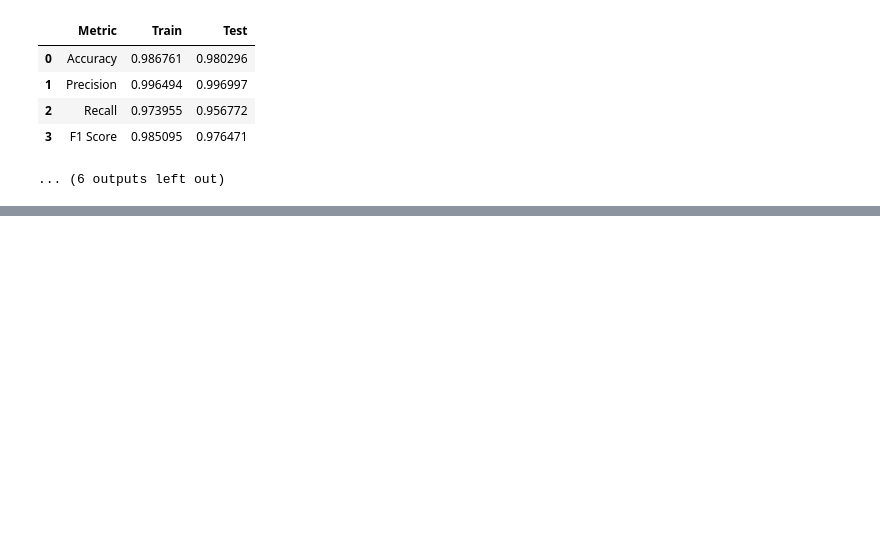
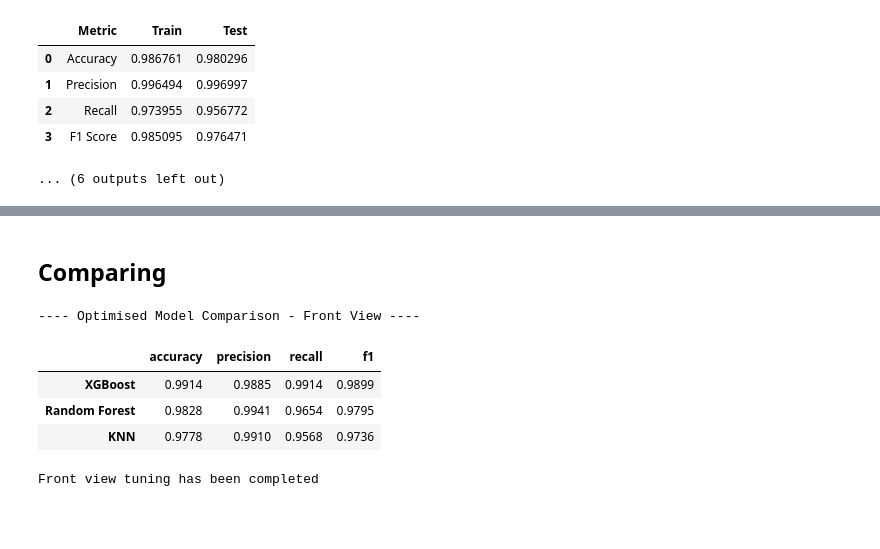
Before and after one commit to DabeenHemin/Real-Time-Health-Risk-Analysis-in-Weighted-Workout-Exercises, a Jupyter notebook: notebooks/squat_form_classifier.ipynb, the cells around one changed output, grey strips where cells are left out. Saved outputs shown, nothing was run; the diff lists cells and outputs as text; code cells hidden in the pictures; blank space fills up the shorter version.

```diff
--- a/notebooks/squat_form_classifier.ipynb
+++ b/notebooks/squat_form_classifier.ipynb
@@ -191,2 +351,26 @@ KNN Results:
+# %% [markdown]
+## Comparing
+# %%
+print("\n---- Optimised Model Comparison - Front View ----")
+optimised_results_front = {}
+
+for name, model in [("XGBoost", xgb_best_front), ("Random Forest", rf_best_front), ("KNN", knn_best_front)]:
+    y_pred = model.predict(X_front_test)
+    optimised_results_front[name] = {
+        "accuracy"  : round(accuracy_score(y_front_test, y_pred), 4),
+        "precision" : round(precision_score(y_front_test, y_pred), 4),
+        "recall"    : round(recall_score(y_front_test, y_pred), 4),
+        "f1"        : round(f1_score(y_front_test, y_pred), 4)
+    }
+
+display(pd.DataFrame(optimised_results_front).T.sort_values('f1', ascending=False))
+print("\nFront view tuning has been completed")
+# %% [output]
+---- Optimised Model Comparison - Front View ----
+|  | accuracy | precision | recall | f1 |
+| XGBoost | 0.9914 | 0.9885 | 0.9914 | 0.9899 |
+| Random Forest | 0.9828 | 0.9941 | 0.9654 | 0.9795 |
+| KNN | 0.9778 | 0.9910 | 0.9568 | 0.9736 |
+Front view tuning has been completed
 # %% [markdown]
 ##
```
Also changed, not shown: parts of 7 cells of this notebook.
